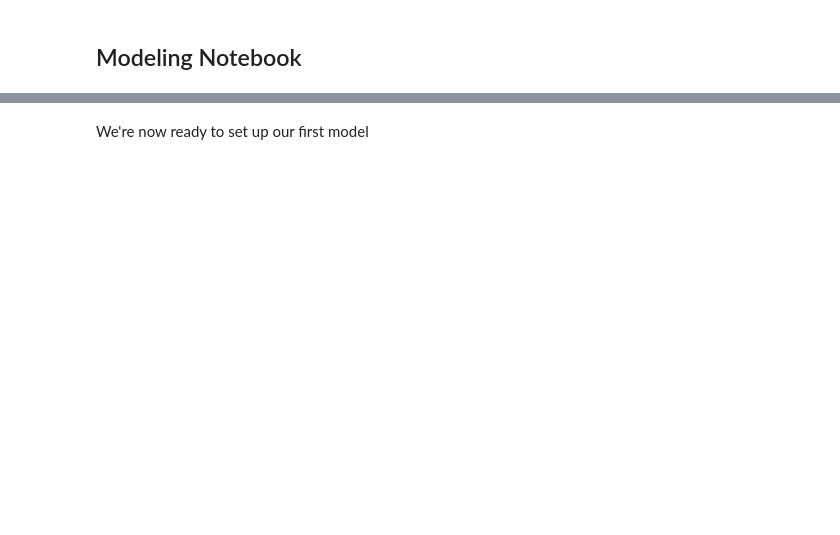
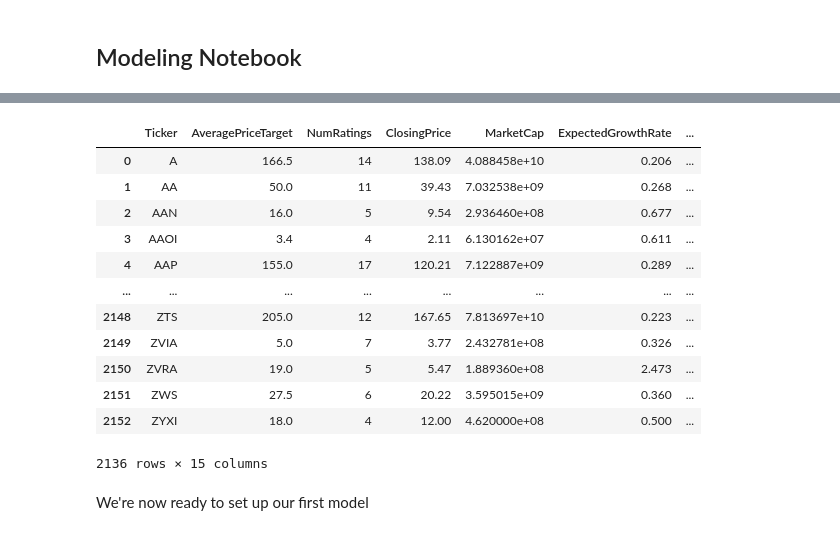
Before and after one commit to ChuckNadel/PredictingAnalystConsensus, a Jupyter notebook: ModelingNotebook.ipynb, the cells around one changed output, grey strips where cells are left out. Drawn from its saved outputs; the diff is of its cells as text; code cells hidden in the pictures; blank space fills up the shorter version.

```diff
--- a/ModelingNotebook.ipynb
+++ b/ModelingNotebook.ipynb
@@ -27,3 +40,19 @@ stock_data.head()
+# %%
+stock_data
+# %% [output]
+|  | Ticker | AveragePriceTarget | NumRatings | ClosingPrice | MarketCap | ExpectedGrowthRate | ... |
+| 0 | A | 166.5 | 14 | 138.09 | 4.088458e+10 | 0.206 | ... |
+| 1 | AA | 50.0 | 11 | 39.43 | 7.032538e+09 | 0.268 | ... |
+| 2 | AAN | 16.0 | 5 | 9.54 | 2.936460e+08 | 0.677 | ... |
+| 3 | AAOI | 3.4 | 4 | 2.11 | 6.130162e+07 | 0.611 | ... |
+| 4 | AAP | 155.0 | 17 | 120.21 | 7.122887e+09 | 0.289 | ... |
+| ... | ... | ... | ... | ... | ... | ... | ... |
+| 2148 | ZTS | 205.0 | 12 | 167.65 | 7.813697e+10 | 0.223 | ... |
+| 2149 | ZVIA | 5.0 | 7 | 3.77 | 2.432781e+08 | 0.326 | ... |
+| 2150 | ZVRA | 19.0 | 5 | 5.47 | 1.889360e+08 | 2.473 | ... |
+| 2151 | ZWS | 27.5 | 6 | 20.22 | 3.595015e+09 | 0.360 | ... |
+| 2152 | ZYXI | 18.0 | 4 | 12.00 | 4.620000e+08 | 0.500 | ... |
+2136 rows × 15 columns
 # %% [markdown]
 We're now ready to set up our first model
 # %%
```
Also changed, not shown: parts of 11 cells of this notebook, 2 other files.
